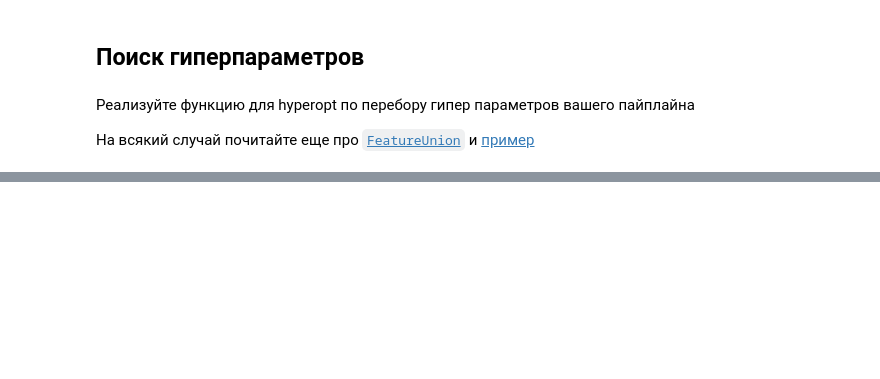
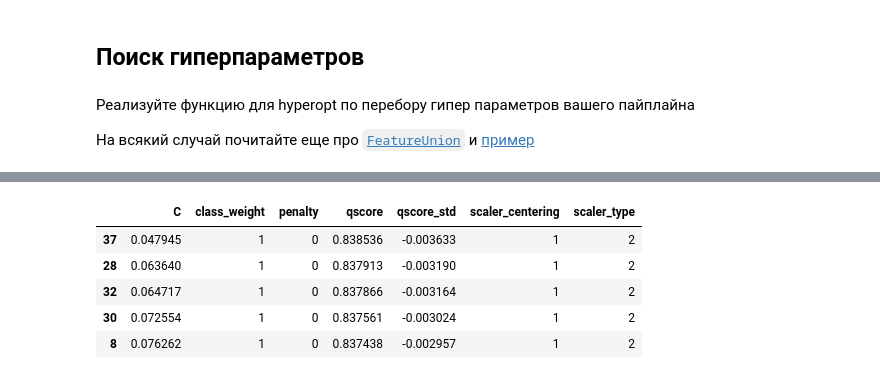
Before and after one commit to medyak/sfml, a Jupyter notebook: hw_10/hw10-pipeline-skillfactory-hw.ipynb, the cells around one changed output, grey strips where cells are left out. Saved outputs shown, nothing was run; the diff lists cells and outputs as text; code cells hidden in the pictures; blank space fills up the shorter version.

```diff
--- a/hw_10/hw10-pipeline-skillfactory-hw.ipynb
+++ b/hw_10/hw10-pipeline-skillfactory-hw.ipynb
@@ -433,3 +637,6 @@ df_trials.head()
+# %%
+X = df_features.drop(['gender'], axis=1)
+y = df_features['gender']
 # %% [markdown]
 ## Поиск гиперпараметров
 # %% [markdown]
@@ -454,0 +759,14 @@ class ColumnSelector(BaseEstimator, TransformerMixin):
+# %%
+# Задаем пространство поиска
+space4_lm = {
+    'lm_penalty': hp.choice('penalty', ['l1', 'l2']),
+    'lm_C': hp.loguniform('C', -5, 3),
+    'lm_class_weight': hp.choice('class_weight', [None, 'balanced']),
+    'lm_random_state': RND_SEED,
+    'scaler_type': hp.choice('scaler_type', ['standart', 'robust', 'max_abs', 'min_max']),
+    'scaler_centering': hp.choice('scaler_centering', [False, True])
+}
+# %%
+%%time
+# Запускаем поиск
+trials = run_trials_template(X, y, space4_lm, evals=40)
@@ -454,0 +776,19 @@ class ColumnSelector(BaseEstimator, TransformerMixin):
+# %%
+def trials_df(trials):
+    '''
+    Функция форматирует результаты hyperopt в dataframe
+    '''
+    tr_dict = []
+    for t in trials:
+        trial = dict()
+        for k, v in t['misc']['vals'].items():
+            trial[k] = v[0]
+
+        trial['qscore'] = -t['result']['qscore']
+        trial['qscore_std'] = -t['result']['qscore_std']
+        tr_dict.append(trial)
+
+    df_res = pd.DataFrame.from_dict(tr_dict)
+    df_res = df_res.sort_values('qscore', ascending=False)
+
+    return df_res
@@ -454,0 +797,10 @@ class ColumnSelector(BaseEstimator, TransformerMixin):
+# %%
+df_trials = trials_df(trials)
+df_trials.head()
+# %% [output]
+|  | C | class_weight | penalty | qscore | qscore_std | scaler_centering | scaler_type |
+| 37 | 0.047945 | 1 | 0 | 0.838536 | -0.003633 | 1 | 2 |
+| 28 | 0.063640 | 1 | 0 | 0.837913 | -0.003190 | 1 | 2 |
+| 32 | 0.064717 | 1 | 0 | 0.837866 | -0.003164 | 1 | 2 |
+| 30 | 0.072554 | 1 | 0 | 0.837561 | -0.003024 | 1 | 2 |
+| 8 | 0.076262 | 1 | 0 | 0.837438 | -0.002957 | 1 | 2 |
```
Also changed, not shown: parts of 46 cells of this notebook.
